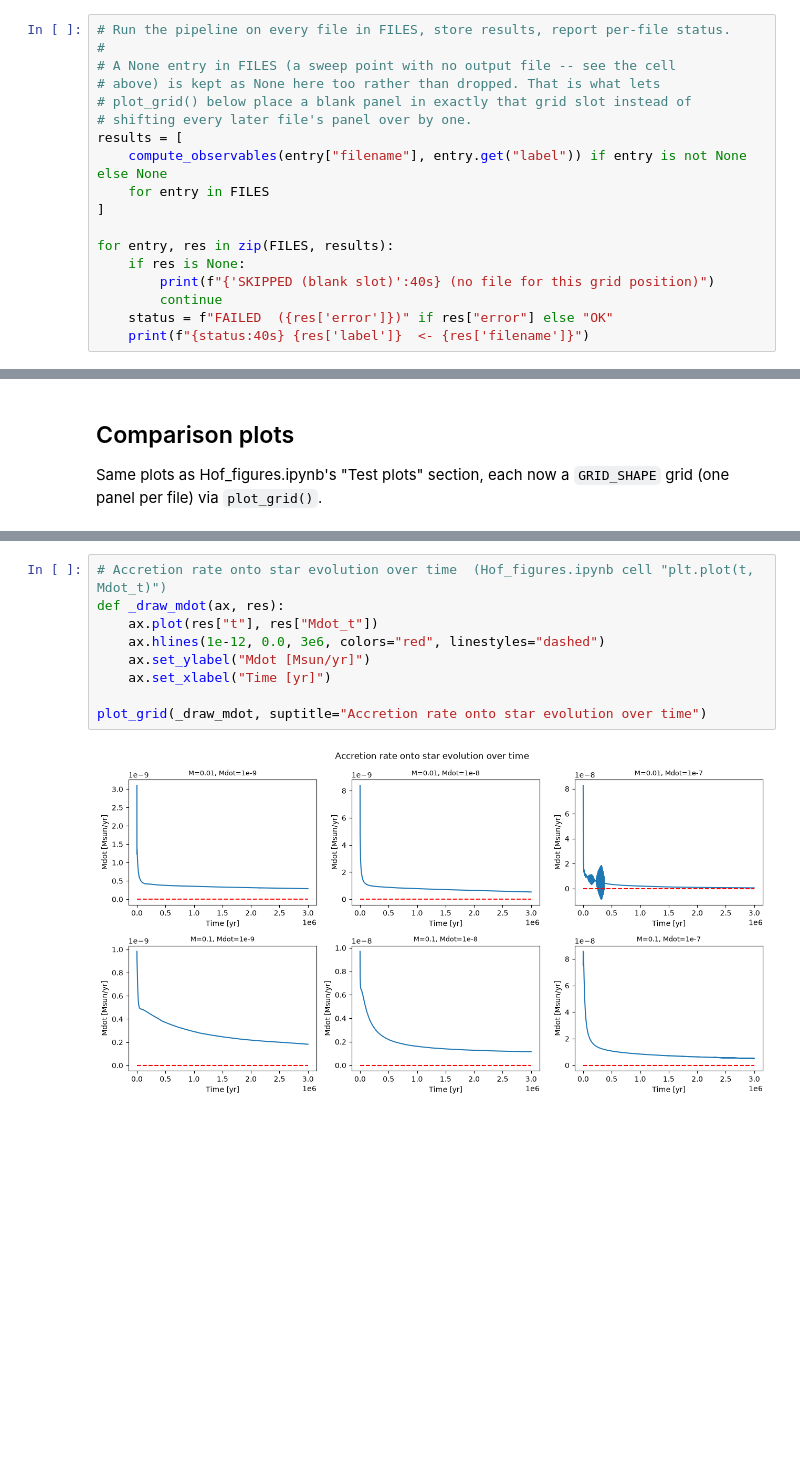
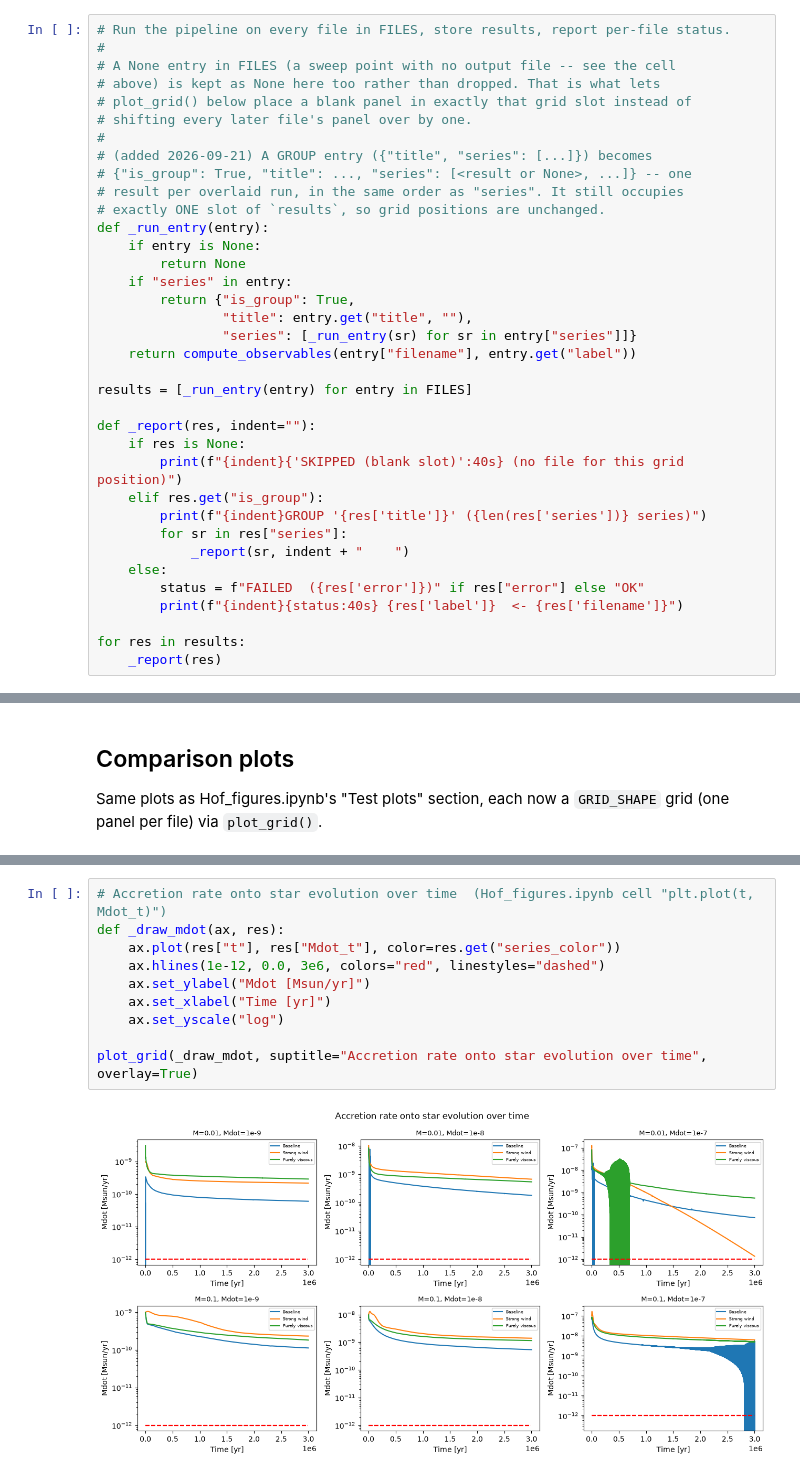
Before and after one commit to imontesd/DiscEvolution, a Jupyter notebook: example/StartHere/notebooks/Hof_figures_comparison.ipynb, the cells around one changed output, grey strips where cells are left out. Saved outputs shown, nothing was run; the diff lists cells and outputs as text; blank space fills up the shorter version.

```diff
--- a/example/StartHere/notebooks/Hof_figures_comparison.ipynb
+++ b/example/StartHere/notebooks/Hof_figures_comparison.ipynb
@@ -727,15 +793,33 @@ def compute_observables(filename, label=None, delta_C=DELTA_C):
 # above) is kept as None here too rather than dropped. That is what lets
 # plot_grid() below place a blank panel in exactly that grid slot instead of
 # shifting every later file's panel over by one.
-results = [
-    compute_observables(entry["filename"], entry.get("label")) if entry is not None else None
-    for entry in FILES
-]
+#
+# (added 2026-09-21) A GROUP entry ({"title", "series": [...]}) becomes
+# {"is_group": True, "title": ..., "series": [<result or None>, ...]} -- one
+# result per overlaid run, in the same order as "series". It still occupies
+# exactly ONE slot of `results`, so grid positions are unchanged.
+def _run_entry(entry):
+    if entry is None:
+        return None
+    if "series" in entry:
+        return {"is_group": True,
+                "title": entry.get("title", ""),
+                "series": [_run_entry(sr) for sr in entry["series"]]}
+    return compute_observables(entry["filename"], entry.get("label"))
 
-for entry, res in zip(FILES, results):
+results = [_run_entry(entry) for entry in FILES]
+
+def _report(res, indent=""):
     if res is None:
-        print(f"{'SKIPPED (blank slot)':40s} (no file for this grid position)")
-        continue
-    status = f"FAILED  ({res['error']})" if res["error"] else "OK"
-    print(f"{status:40s} {res['label']}  <- {res['filename']}")
+        print(f"{indent}{'SKIPPED (blank slot)':40s} (no file for this grid position)")
+    elif res.get("is_group"):
+        print(f"{indent}GROUP '{res['title']}' ({len(res['series'])} series)")
+        for sr in res["series"]:
+            _report(sr, indent + "    ")
+    else:
+        status = f"FAILED  ({res['error']})" if res["error"] else "OK"
+        print(f"{indent}{status:40s} {res['label']}  <- {res['filename']}")
+
+for res in results:
+    _report(res)
 # %% [output]
@@ -830,14 +974,15 @@ plot_grid(_draw_mdisc, suptitle="Disc total mass evolution over time")
 # %%
 # Accretion rate onto star evolution over time  (Hof_figures.ipynb cell "plt.plot(t, Mdot_t)")
 def _draw_mdot(ax, res):
-    ax.plot(res["t"], res["Mdot_t"])
+    ax.plot(res["t"], res["Mdot_t"], color=res.get("series_color"))
     ax.hlines(1e-12, 0.0, 3e6, colors="red", linestyles="dashed")
     ax.set_ylabel("Mdot [Msun/yr]")
     ax.set_xlabel("Time [yr]")
+    ax.set_yscale("log")
 
-plot_grid(_draw_mdot, suptitle="Accretion rate onto star evolution over time")
+plot_grid(_draw_mdot, suptitle="Accretion rate onto star evolution over time", overlay=True)
 # %% [output]
-[figure, old version]
+[figure, new version]
 (<Figure size 1290x680 with 6 Axes>,
  array([[<Axes: title={'center': 'M=0.01, Mdot=1e-9'}, xlabel='Time [yr]', ylabel='Mdot [Msun/yr]'>,
          <Axes: title={'center': 'M=0.01, Mdot=1e-8'}, xlabel='Time [yr]', ylabel='Mdot [Msun/yr]'>,
```
Also changed, not shown: parts of 17 cells of this notebook, 3 other files.
